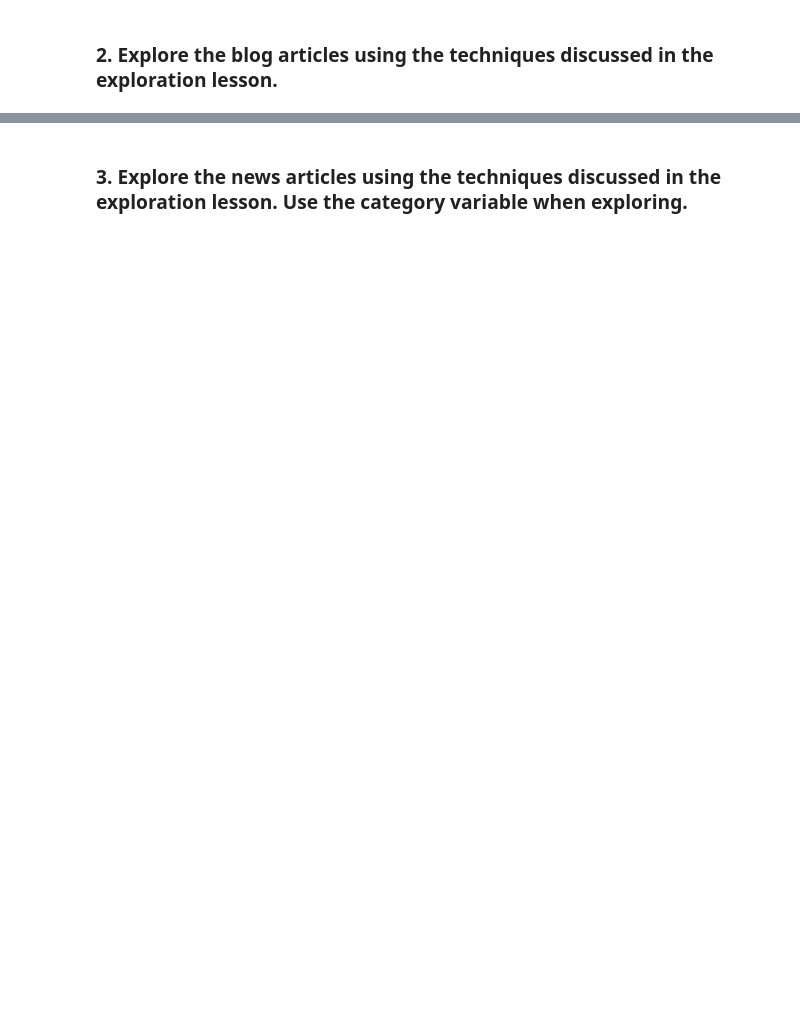
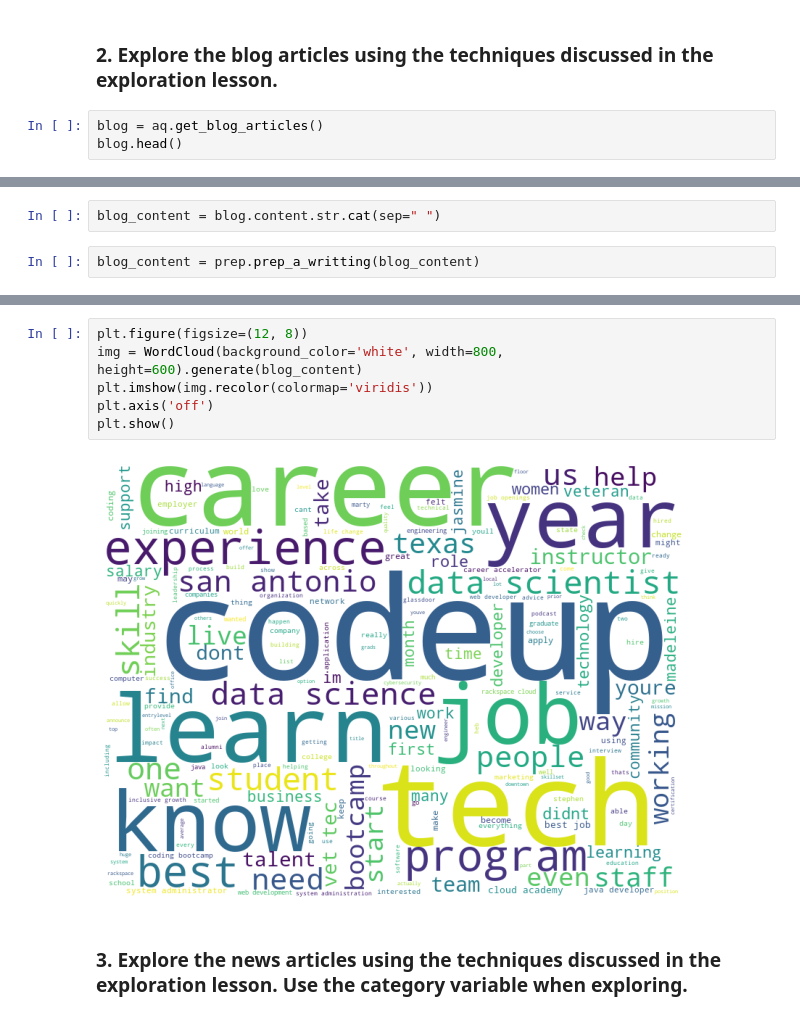
Before and after one commit to jeffakins/natural_language_processing, a Jupyter notebook: explore.ipynb, the cells around one changed output, grey strips where cells are left out. Cells and saved outputs as stored; diff of their text form; blank space fills up the shorter version.

```diff
--- a/explore.ipynb
+++ b/explore.ipynb
@@ -171,2 +217,5 @@ for gram in spam_bigram:
 # %% [markdown]
 ### 2. Explore the blog articles using the techniques discussed in the exploration lesson.
+# %%
+blog = aq.get_blog_articles()
+blog.head()
@@ -172,0 +229,4 @@ for gram in spam_bigram:
+# %%
+blog_content = blog.content.str.cat(sep=" ")
+# %%
+blog_content = prep.prep_a_writting(blog_content)
@@ -173,2 +244,10 @@ for gram in spam_bigram:
+# %%
+plt.figure(figsize=(12, 8))
+img = WordCloud(background_color='white', width=800, height=600).generate(blog_content)
+plt.imshow(img.recolor(colormap='viridis'))
+plt.axis('off')
+plt.show()
+# %% [output]
+[figure, added]
 # %% [markdown]
 ### 3. Explore the news articles using the techniques discussed in the exploration lesson. Use the category variable when exploring.
```
Also changed, not shown: parts of 21 cells of this notebook, 3 other files.
